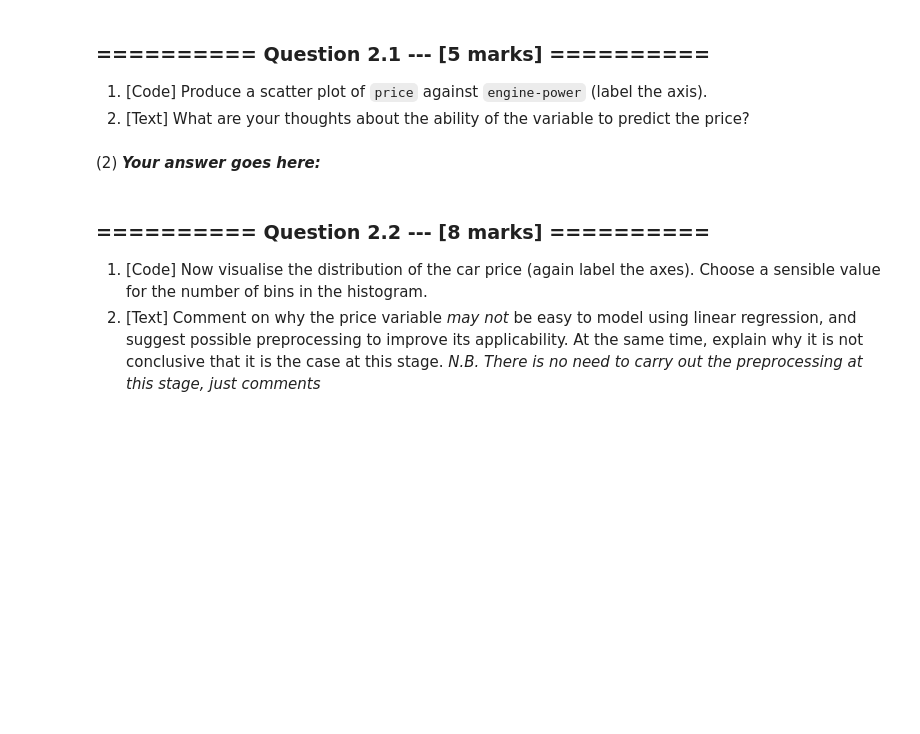
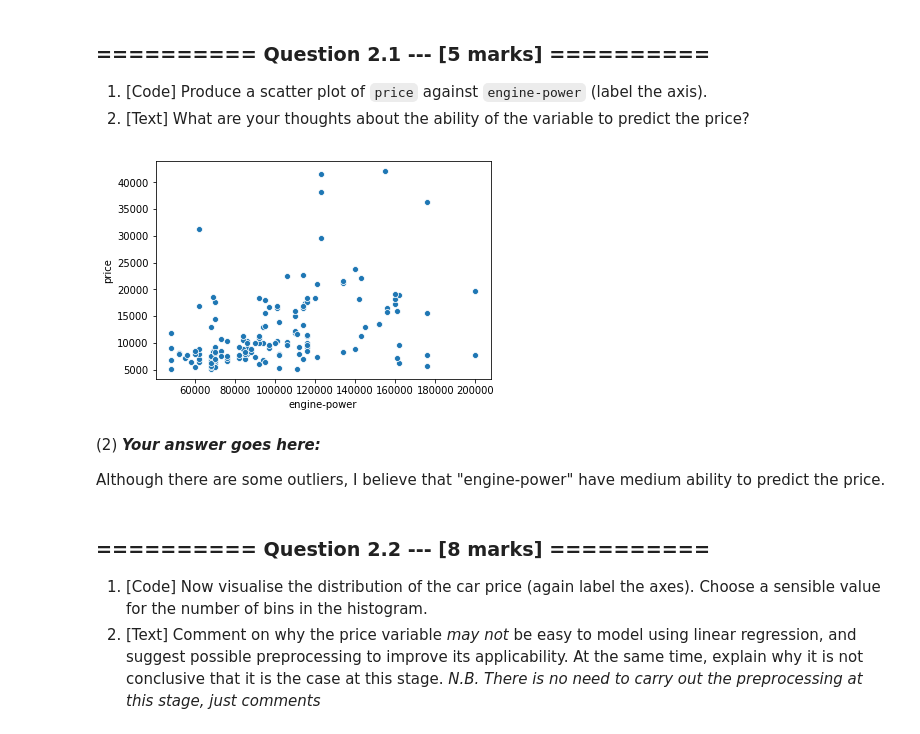
Before and after one commit to LewisLauYang/IAML2018, a Jupyter notebook: Assignments/02_LinearRegression.ipynb, the cells around one changed output. Cells and saved outputs as stored; diff of their text form; code cells hidden in the pictures; blank space fills up the shorter version.

```diff
--- a/Assignments/02_LinearRegression.ipynb
+++ b/Assignments/02_LinearRegression.ipynb
@@ -232,5 +268,18 @@ When applying machine learning in practice it can be prudent to start out simple
-# %% [markdown]
-(2) ***Your answer goes here:***
+# %%
+# (1) # Your Code goes here:
+
+plt.figure()
+plt.subplot(1,1,1)
+sns.scatterplot(x='engine-power',y='price',data=auto_numeric)
+plt.xlabel('engine-power')
+plt.ylabel('price')
+plt.show()
+# %% [output]
+[figure, added]
+# %% [markdown]
+(2) ***Your answer goes here:***
+
+Although there are some outliers, I believe that "engine-power" have medium ability to predict the price.
 # %% [markdown]
 ### ========== Question 2.2 --- [8 marks] ==========
 
```
Also changed, not shown: parts of 68 cells of this notebook, 2 other files.
